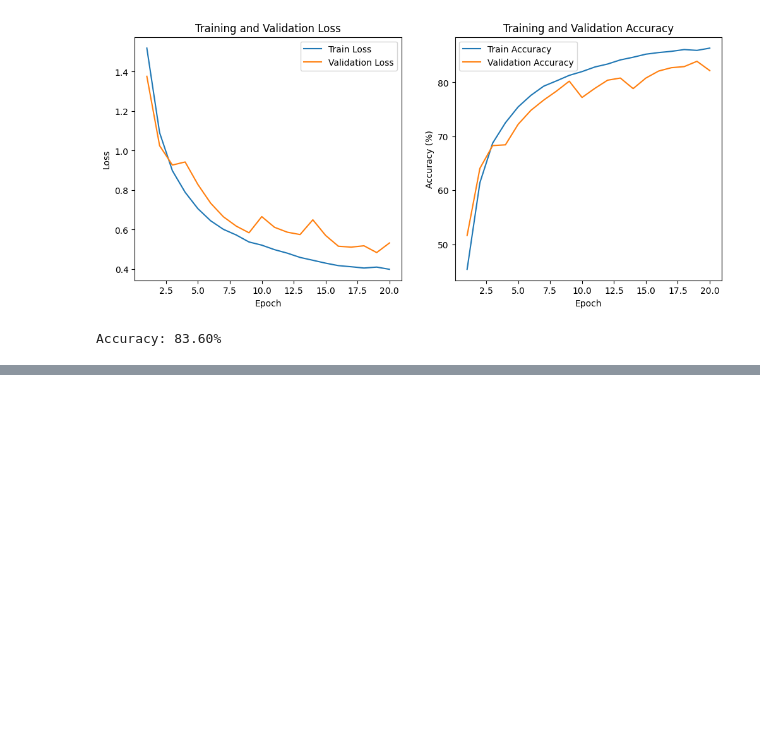
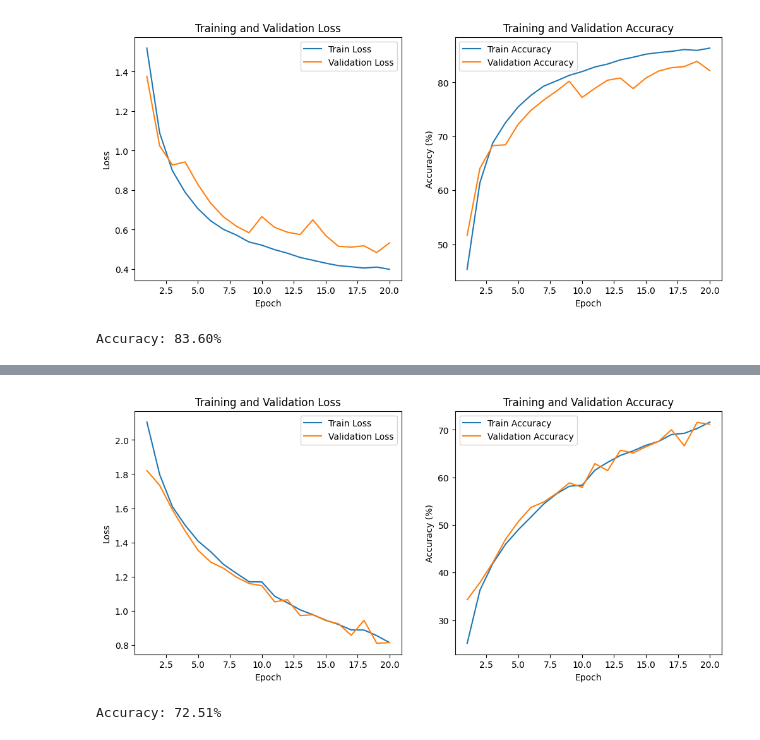
Before and after one commit to Xionghz/DLA2, a Jupyter notebook: Assignment2.ipynb, the cells around one changed output, grey strips where cells are left out. Saved outputs shown, nothing was run; the diff lists cells and outputs as text; code cells hidden in the pictures; blank space fills up the shorter version.

```diff
--- a/Assignment2.ipynb
+++ b/Assignment2.ipynb
@@ -380,0 +457,9 @@ Accuracy: 83.60%
+# %%
+model_mobilenet = models.mobilenet_v2(weights=None)
+model_mobilenet.classifier[1] = nn.Linear(model_mobilenet.classifier[1].in_features, 10)
+model_mobilenet = model_mobilenet.to(device)
+criterion = nn.CrossEntropyLoss()
+optimizer_mobilenet = optim.SGD(model_mobilenet.parameters(), lr=0.01, momentum=0.9, weight_decay=5e-4)
+# %%
+train_plot(20,model_mobilenet,criterion,optimizer_mobilenet,trainloader_transform,valloader_transform)
+# %% [output]
@@ -380,0 +483,5 @@ Accuracy: 83.60%
+[figure, added]
+# %%
+test_accuracy(model_mobilenet)
+# %% [output]
+Accuracy: 72.51%
```
Also changed, not shown: parts of 18 cells of this notebook.
